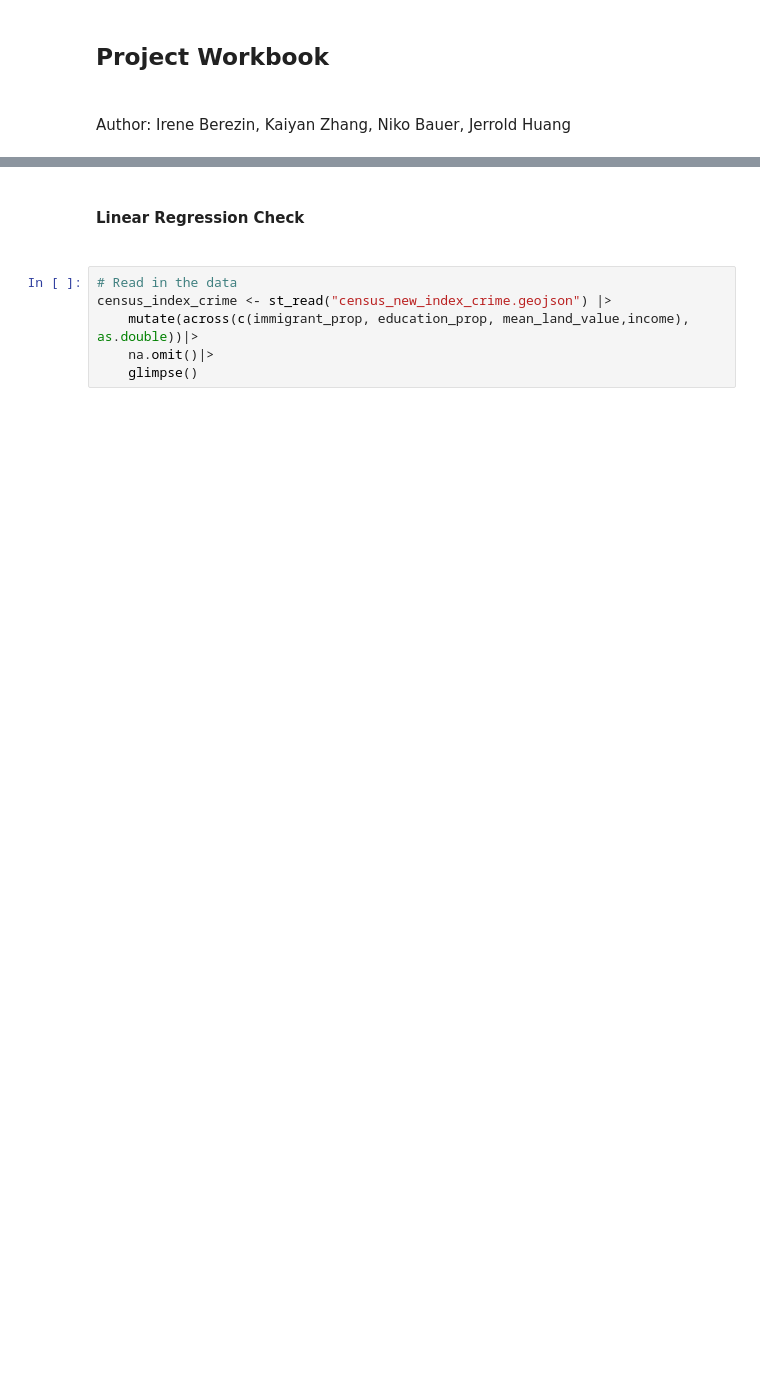
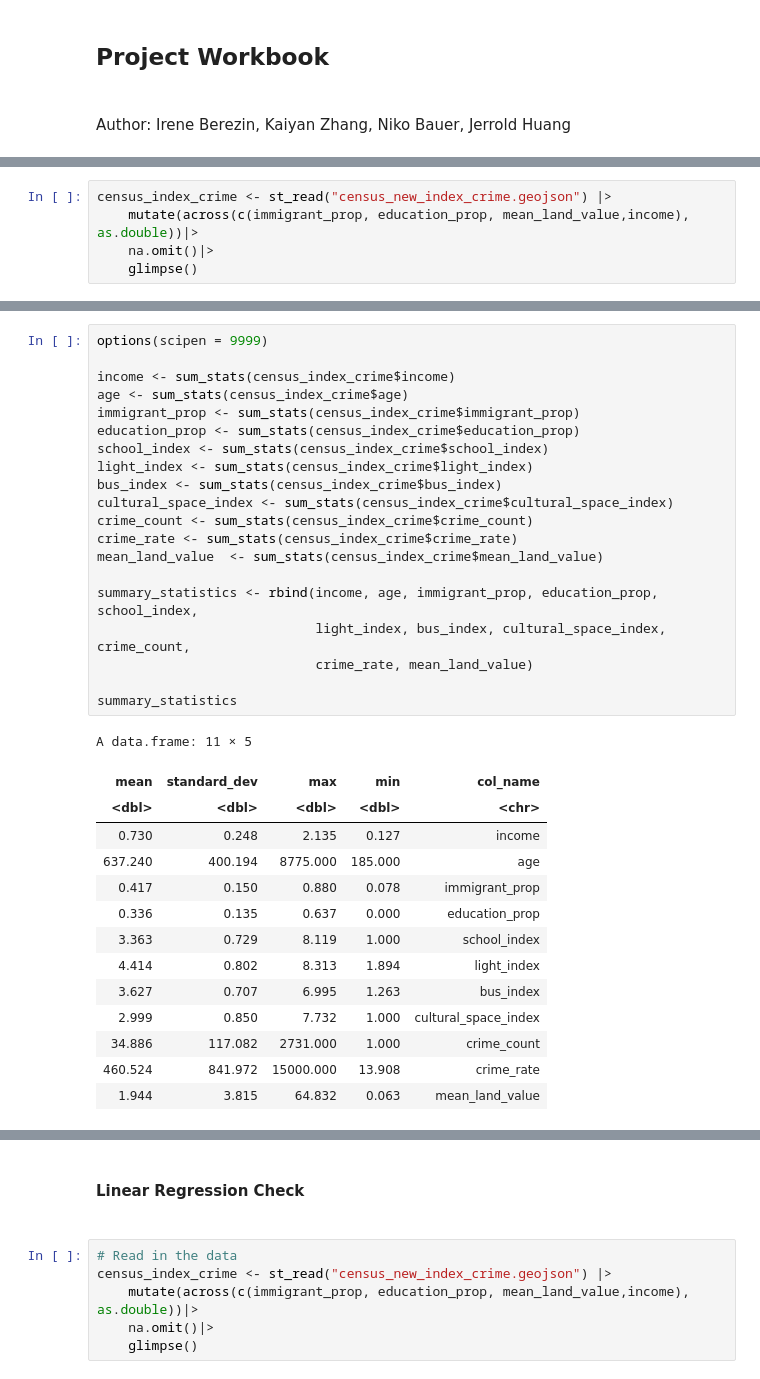
Before and after one commit to Irene-Berezin/econ326, a Jupyter notebook: project_workbook.ipynb, the cells around one changed output, grey strips where cells are left out. Saved outputs shown, nothing was run; the diff lists cells and outputs as text; blank space fills up the shorter version.

```diff
--- a/project_workbook.ipynb
+++ b/project_workbook.ipynb
@@ -68,0 +51,5 @@ Warning message:
+# %%
+census_index_crime <- st_read("census_new_index_crime.geojson") |>
+    mutate(across(c(immigrant_prop, education_prop, mean_land_value,income), as.double))|>
+    na.omit()|>
+    glimpse()
@@ -68,0 +99,35 @@ Warning message:
+# %%
+options(scipen = 9999)
+
+income <- sum_stats(census_index_crime$income)
+age <- sum_stats(census_index_crime$age)
+immigrant_prop <- sum_stats(census_index_crime$immigrant_prop)
+education_prop <- sum_stats(census_index_crime$education_prop)
+school_index <- sum_stats(census_index_crime$school_index)
+light_index <- sum_stats(census_index_crime$light_index)
+bus_index <- sum_stats(census_index_crime$bus_index)
+cultural_space_index <- sum_stats(census_index_crime$cultural_space_index)
+crime_count <- sum_stats(census_index_crime$crime_count)
+crime_rate <- sum_stats(census_index_crime$crime_rate)
+mean_land_value  <- sum_stats(census_index_crime$mean_land_value)
+
+summary_statistics <- rbind(income, age, immigrant_prop, education_prop, school_index,
+                            light_index, bus_index, cultural_space_index, crime_count,
+                            crime_rate, mean_land_value)
+
+summary_statistics
+# %% [output]
+A data.frame: 11 × 5
+| mean | standard_dev | max | min | col_name |
+| <dbl> | <dbl> | <dbl> | <dbl> | <chr> |
+| 0.730 | 0.248 | 2.135 | 0.127 | income |
+| 637.240 | 400.194 | 8775.000 | 185.000 | age |
+| 0.417 | 0.150 | 0.880 | 0.078 | immigrant_prop |
+| 0.336 | 0.135 | 0.637 | 0.000 | education_prop |
+| 3.363 | 0.729 | 8.119 | 1.000 | school_index |
+| 4.414 | 0.802 | 8.313 | 1.894 | light_index |
+| 3.627 | 0.707 | 6.995 | 1.263 | bus_index |
+| 2.999 | 0.850 | 7.732 | 1.000 | cultural_space_index |
+| 34.886 | 117.082 | 2731.000 | 1.000 | crime_count |
+| 460.524 | 841.972 | 15000.000 | 13.908 | crime_rate |
+| 1.944 | 3.815 | 64.832 | 0.063 | mean_land_value |
```
Also changed, not shown: parts of 36 cells of this notebook.
